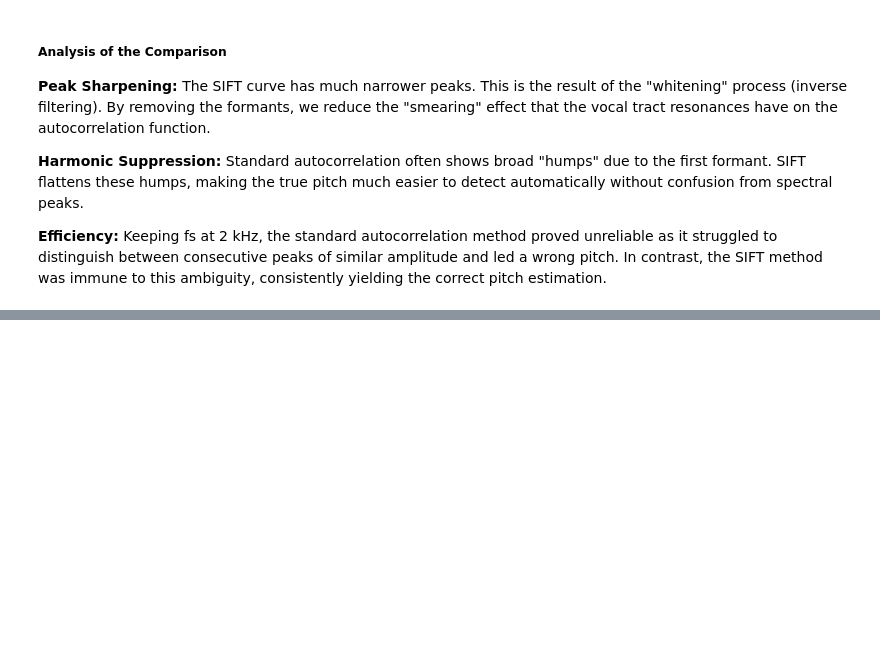
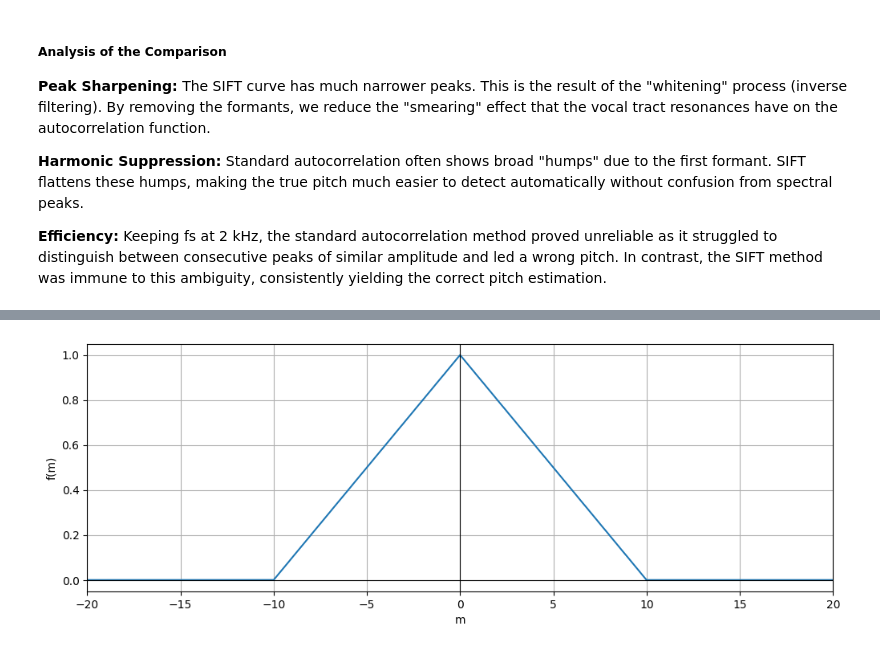
Before and after one commit to joaocolombari/PSI5123_problem_set, a Jupyter notebook: main.ipynb, the cells around one changed output, grey strips where cells are left out. Drawn from its saved outputs; the diff is of its cells as text; code cells hidden in the pictures; blank space fills up the shorter version.

```diff
--- a/main.ipynb
+++ b/main.ipynb
@@ -635,0 +662,21 @@ plt.show()
+# %%
+m = np.linspace(-20, 20, 4000)
+
+# -------- a) --------
+
+M = 10
+
+f1 = np.where(np.abs(m) <= M, (M - np.abs(m))/M, 0)
+
+plt.figure(figsize=(12,4))
+plt.plot(m, f1)
+plt.axhline(0, color='black', linewidth=0.8)
+plt.axvline(0, color='black', linewidth=0.8)
+plt.xlim([-20, 20])
+plt.xlabel("m")
+plt.ylabel("f(m)")
+plt.xlabel("m")
+plt.grid(True)
+plt.show()
+# %% [output]
+[figure, added]
```
Also changed, not shown: parts of 20 cells of this notebook, 4 other files.
